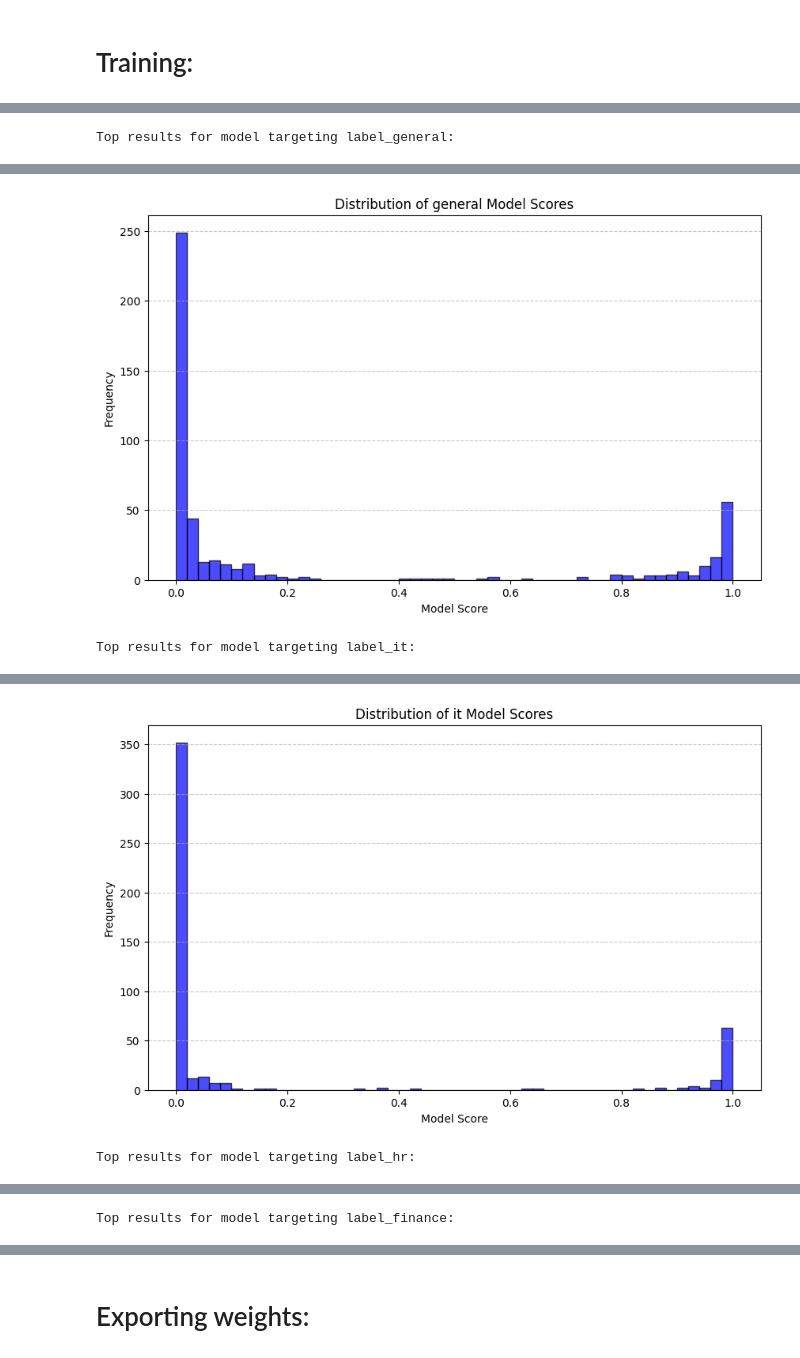
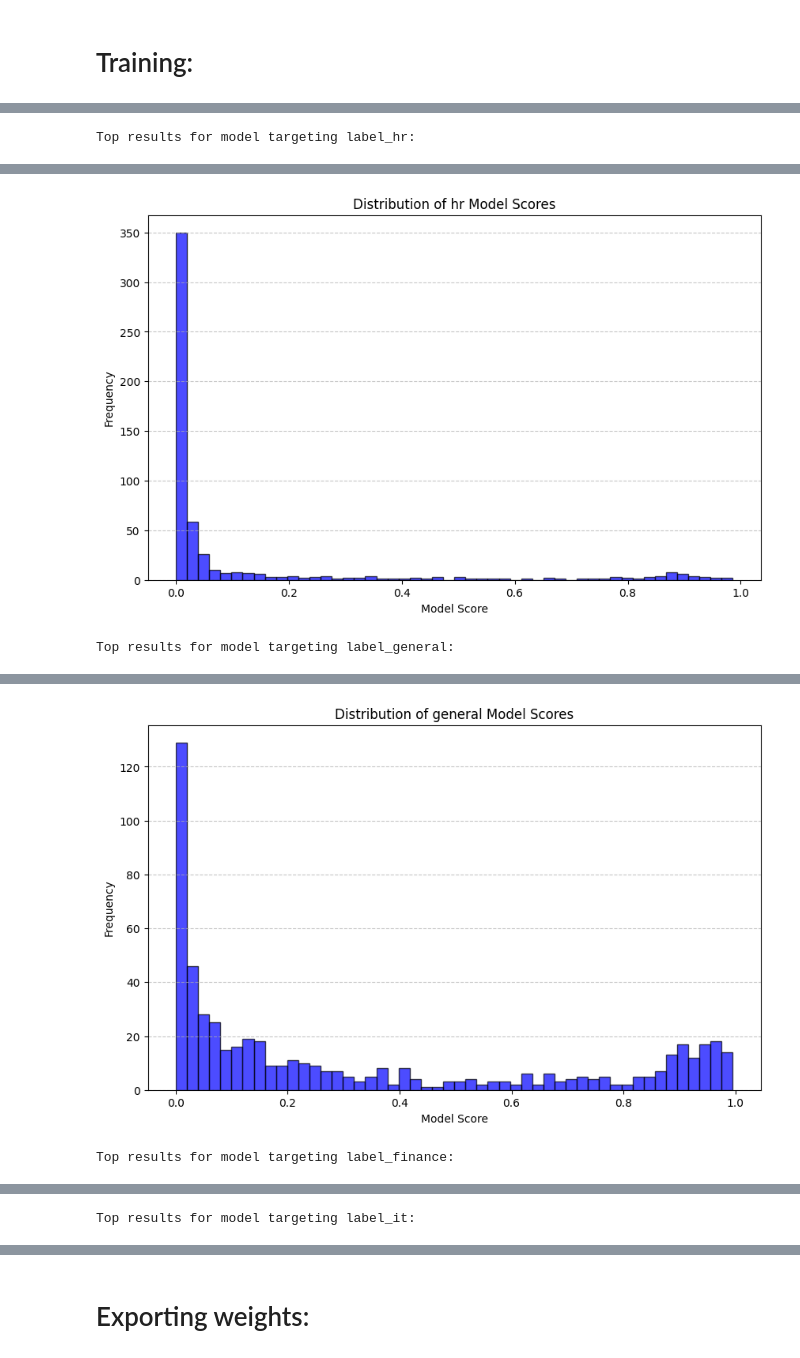
Before and after one commit to Crashededed/ML-Powered_File_Prioritization_Engine, a Jupyter notebook: src/ModelTraining.ipynb, the cells around one changed output, grey strips where cells are left out. Cells and saved outputs as stored; diff of their text form; code cells hidden in the pictures.

```diff
--- a/src/ModelTraining.ipynb
+++ b/src/ModelTraining.ipynb
@@ -146,7 +146,7 @@ for target in {"label_general", "label_it", "label_finance", "label_hr"}:
     )
 
     # Train Model
-    model = LogisticRegression(solver="lbfgs", max_iter=1000, C=1, class_weight="balanced")
+    model = LogisticRegression(solver="lbfgs", max_iter=1000, C=0.1, class_weight="balanced")
     model.fit(X_train, y_train)
 
     # Evaluate
@@ -195,6 +195,7 @@ for target, model in models_map.items():
             "path_len": df.loc[idx_test]["path_len"].values,
             "path_depth": df.loc[idx_test]["path_depth"].values,
             "mod_time_unix": df.loc[idx_test]["mod_time_unix"].values,
+            "source_label": df.loc[idx_test]["source_type"].values,
             "actual_label": y_test,
             "model_score": y_scores,
         }
@@ -215,5 +216,5 @@ for target, model in models_map.items():
     plt.grid(axis="y", linestyle="--", alpha=0.7)
     plt.show()
 # %% [output]
-Top results for model targeting label_general:
+Top results for model targeting label_hr:
 |  | filename | filepath | extension | size_bytes | name_len | path_len | path_depth | mod_time_unix | ... |
@@ -230,3 +231,3 @@ Top results for model targeting label_general:
-[figure, old version]
+[figure, new version]
-Top results for model targeting label_it:
+Top results for model targeting label_general:
 |  | filename | filepath | extension | size_bytes | name_len | path_len | path_depth | mod_time_unix | ... |
@@ -243,3 +244,3 @@ Top results for model targeting label_it:
-[figure, old version]
+[figure, new version]
-Top results for model targeting label_hr:
+Top results for model targeting label_finance:
 |  | filename | filepath | extension | size_bytes | name_len | path_len | path_depth | mod_time_unix | ... |
@@ -257,2 +258,2 @@ Top results for model targeting label_hr:
-Top results for model targeting label_finance:
+Top results for model targeting label_it:
 |  | filename | filepath | extension | size_bytes | name_len | path_len | path_depth | mod_time_unix | ... |
```
Also changed, not shown: parts of 3 cells of this notebook, 20 other files.
